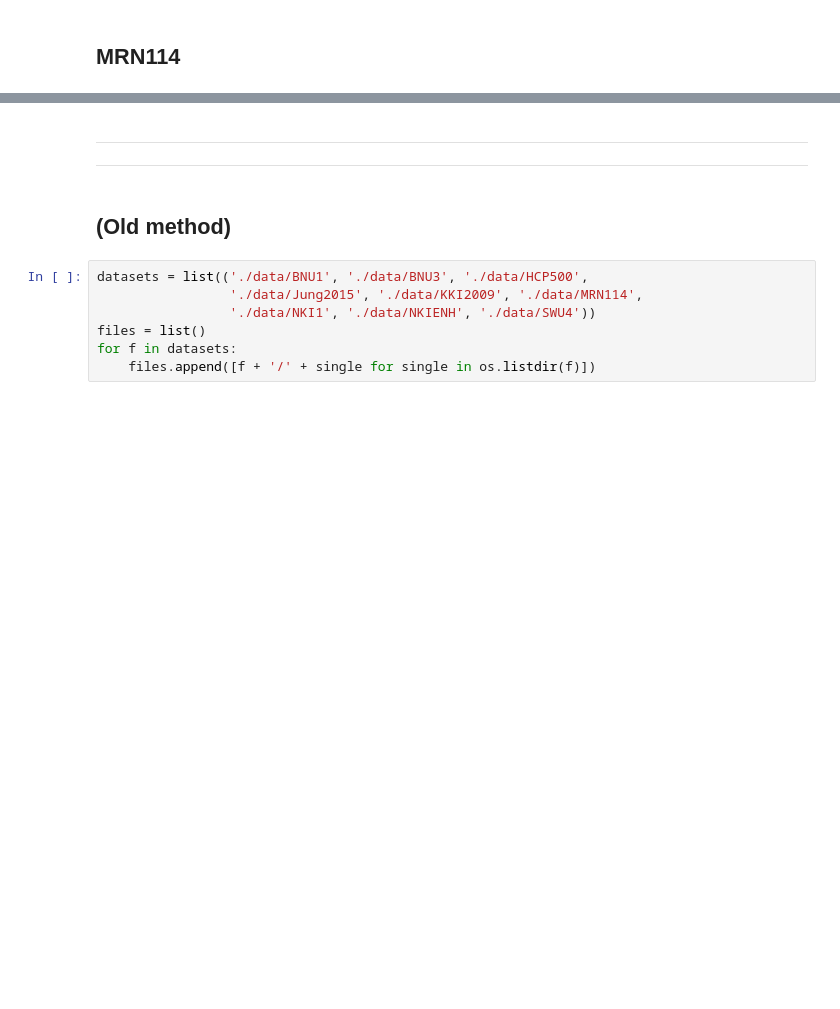
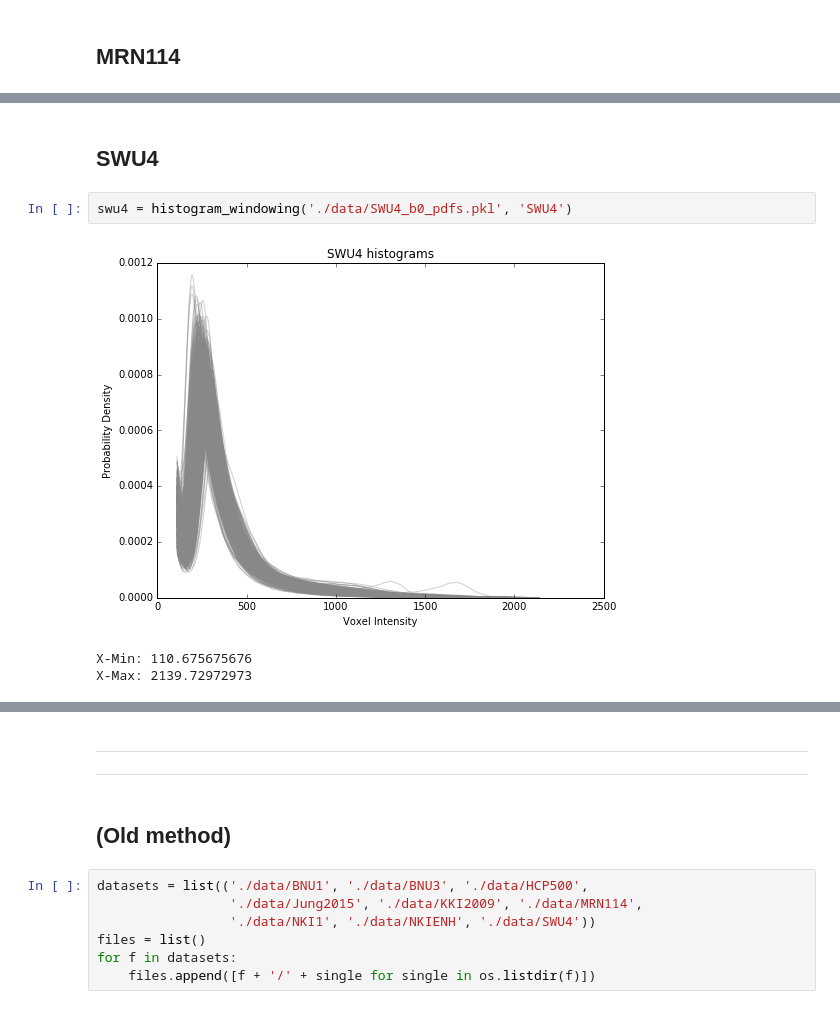
Before and after one commit to neurodata/nddocs-archive, a Jupyter notebook: mrgraphs/dataset_variance/dataset_variance.ipynb, the cells around one changed output, grey strips where cells are left out. Drawn from its saved outputs; the diff is of its cells as text; blank space fills up the shorter version.

```diff
--- a/mrgraphs/dataset_variance/dataset_variance.ipynb
+++ b/mrgraphs/dataset_variance/dataset_variance.ipynb
@@ -45,0 +62,8 @@ X-Max: 4095.0
+# %% [markdown]
+## SWU4
+# %%
+swu4 = histogram_windowing('./data/SWU4_b0_pdfs.pkl', 'SWU4')
+# %% [output]
+[figure, added]
+X-Min: 110.675675676
+X-Max: 2139.72972973
```
Also changed, not shown: parts of 10 cells of this notebook.
